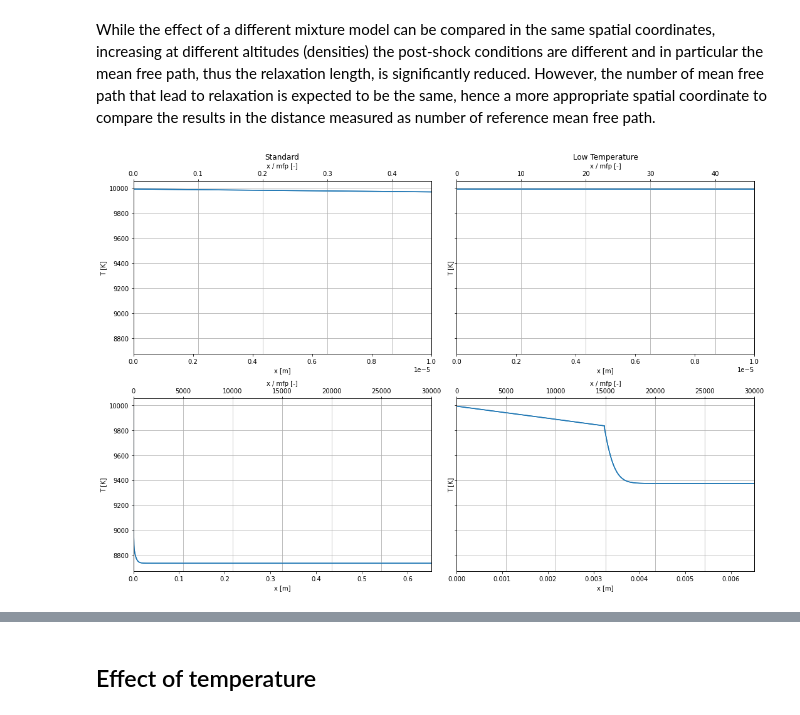
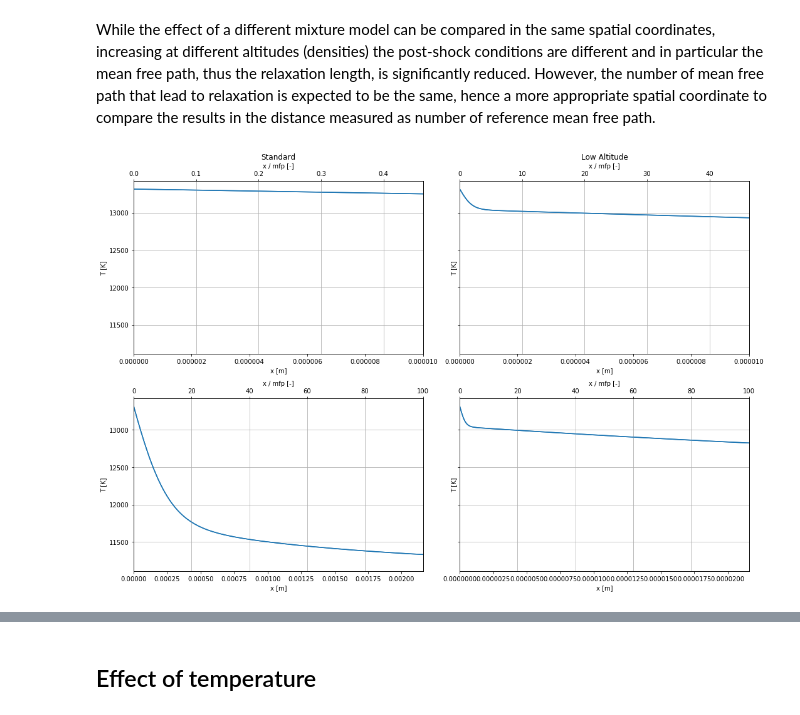
Before and after one commit to 20edo/Reactive_shock_air, a Jupyter notebook: Book_mod_by_me/Results/Results.ipynb, the cells around one changed output, grey strips where cells are left out. Saved outputs shown, nothing was run; the diff lists cells and outputs as text; code cells hidden in the pictures.

```diff
--- a/Book_mod_by_me/Results/Results.ipynb
+++ b/Book_mod_by_me/Results/Results.ipynb
@@ -45,9 +50,10 @@ _11specie.reaction.append(N_ion)
 # _11specie.T0     = 300
 # _11specie.rho0   = 10 / (287.05 * 300)
 # _11specie.u0     = 10000
-_11specie.T0     = 247.02
+
+_11specie.T0     = 273.15 - 26.13
 _11specie.rho0   = 3.097e-4
-_11specie.u0     = 5062
+_11specie.u0     = 6000
 # %% [markdown]
 ### 1 Temperature model
 # %%
@@ -266,20 +427,20 @@ A Solving for x = 1.000000000000e+00
 While the effect of a different mixture model can be compared in the same spatial coordinates, increasing at different altitudes (densities) the post-shock conditions are different and in particular the mean free path, thus the relaxation length, is significantly reduced. However, the number of mean free path that lead to relaxation is expected to be the same, hence a more appropriate spatial coordinate to compare the results in the distance measured as number of reference mean free path.
 # %%
 xmax = 1e-5
-xmax_l = 30000
+xmax_l = 1e2
 
 fig, ax = plt.subplots(2,2, sharey = True)
 
 _11specie.plot_T(ax[0,0], xmax = xmax)
 ax[0,0].set_title('Standard')
 
 low_altitude.plot_T(ax[0,1], xmax = xmax)
-ax[0, 1].set_title('Low Temperature')
+ax[0, 1].set_title('Low Altitude')
 
 _11specie.plot_T(ax[1,0], xmax_l = xmax_l)
 
 low_altitude.plot_T(ax[1,1], xmax_l = xmax_l)
 
 fig.tight_layout()
 # %% [output]
-[figure, old version]
+[figure, new version]
```
Also changed, not shown: parts of 28 cells of this notebook.
